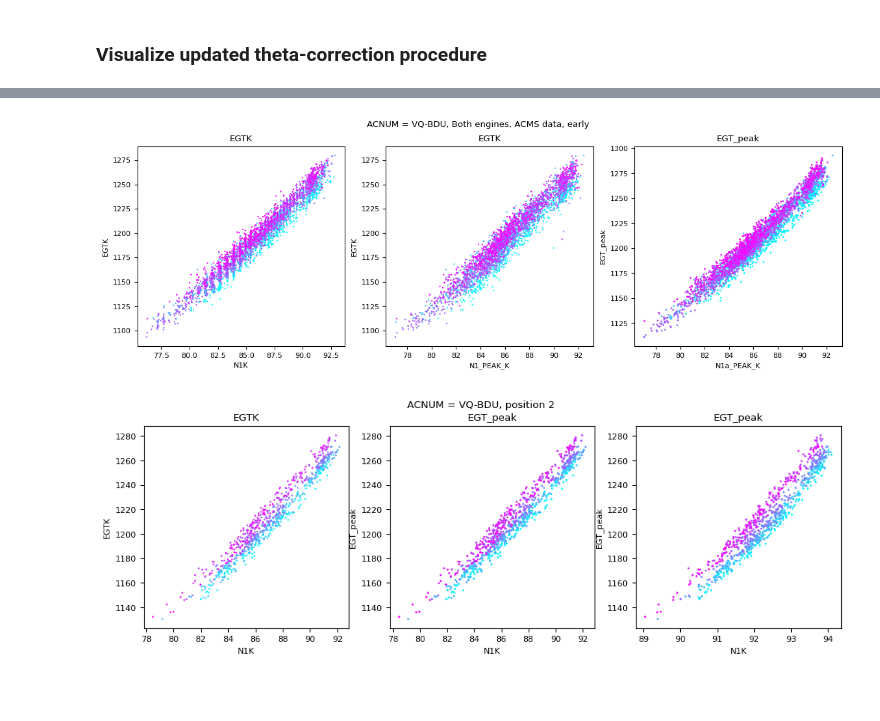
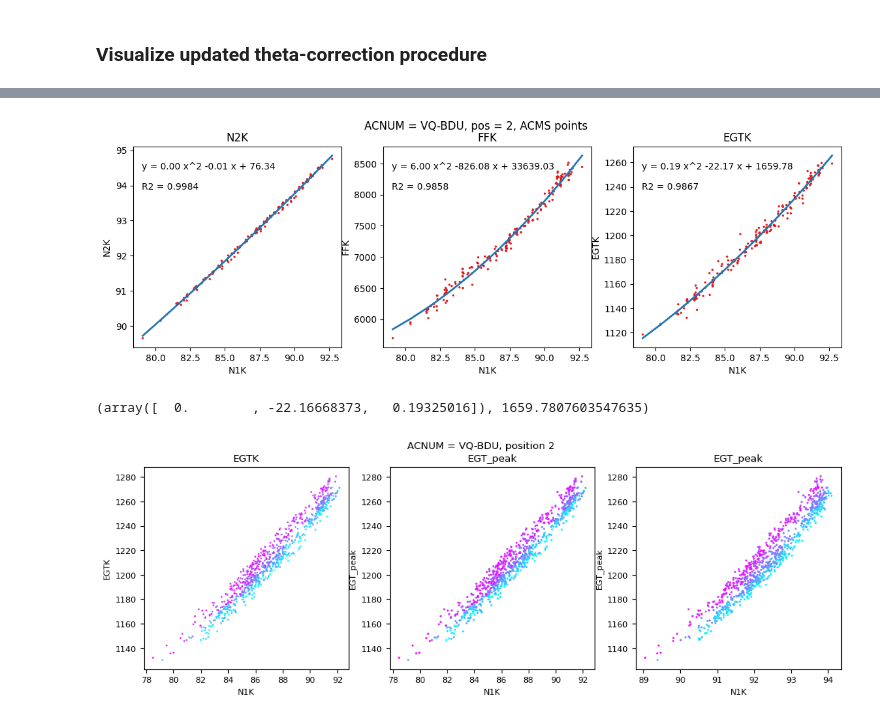
Before and after one commit to skeptlk/ecm, a Jupyter notebook: ex11_deltas.ipynb, the cells around one changed output, grey strips where cells are left out. Saved outputs shown, nothing was run; the diff lists cells and outputs as text; code cells hidden in the pictures; blank space fills up the shorter version.

```diff
--- a/ex11_deltas.ipynb
+++ b/ex11_deltas.ipynb
@@ -76,23 +76,62 @@ plot_baselines(data.query('pos == 1'), title='ACNUM = VQ-BDU, Both engines, All
-# %%
-acms_data = correct(acms_full.query(f"acnum=='VQ-BDU' and pos==2 and n1a_peak < 100"))
-
-plt.rcParams.update({'font.size': 8})
-fig, axs = plt.subplots(1, 3)
-fig.set_size_inches(14, 4)
-fig.suptitle('ACNUM = VQ-BDU, Both engines, ACMS data, early')
-
-axs[0].scatter(acms_data['n1ak'], acms_data['egtk'], s=0.5, c=acms_data['reportts'], cmap='cool')
-axs[0].set(xlabel='N1K', ylabel='EGTK', title="EGTK")
-
-axs[1].scatter(acms_data['n1_peak_k'], acms_data['egtk'], s=0.5, c=acms_data['reportts'], cmap='cool')
-axs[1].set(xlabel='N1_PEAK_K', ylabel='EGTK', title="EGTK")
-
-axs[2].scatter(acms_data['n1a_peak_k'], acms_data['egt_peak_k'], s=1, c=acms_data['reportts'], cmap='cool')
-axs[2].set(xlabel='N1a_PEAK_K', ylabel='EGT_peak', title="EGT_peak")
-
-plt.show()
-# %% [output]
-[figure, removed]
+# %%
+from matplotlib.offsetbox import *
+
+acms_data = correct(acms_full.query(f"acnum=='VQ-BDU' and pos==2 and oat < 100")[:200])
+
+plt.rcParams.update({'font.size': 10})
+fig, axs = plt.subplots(1, 3)
+fig.set_size_inches(14, 4)
+fig.suptitle('ACNUM = VQ-BDU, pos = 2, ACMS points')
+
+baseline = train_engine_baseline(acms_data, 'n1ak', 'n2ak', 2)
+x = acms_data.sort_values('n1ak')
+pred = baseline.predict(x[['n1ak']])
+r2 = r2_score(x['n2ak'], pred)
+coef = baseline[1].coef_
+
+axs[0].scatter(acms_data['n1ak'], acms_data['n2ak'], s=2, c=acms_data['pos'], cmap='Set1')
+axs[0].set(xlabel='N1K', ylabel='N2K', title="N2K")
+axs[0].plot(x['n1ak'], pred, linewidth=2)
+axs[0].text(0.04, 0.9, f'y = {coef[2]:.2f} x^2 {coef[1]:.2f} x + {baseline[1].intercept_:.2f}',
+     verticalalignment='center', transform=axs[0].transAxes)
+axs[0].text(0.04, 0.8, f'R2 = {r2:.4f}',
+     verticalalignment='center', transform=axs[0].transAxes)
+
+baseline = train_engine_baseline(acms_data.query('ffk > 0'), 'n1ak', 'ffk', 2)
+x = acms_data.query('ffk > 0').sort_values('n1ak')
+pred = baseline.predict(x[['n1ak']])
+r2 = r2_score(x['ffk'], pred)
+coef = baseline[1].coef_
+
+axs[1].scatter(acms_data['n1ak'], acms_data['ffk'], s=2, c=acms_data['pos'], cmap='Set1')
+axs[1].set(xlabel='N1K', ylabel='FFK', title="FFK")
+axs[1].plot(x['n1ak'], pred, linewidth=2)
+axs[1].text(0.04, 0.9, f'y = {coef[2]:.2f} x^2 {coef[1]:.2f} x + {baseline[1].intercept_:.2f}',
+     verticalalignment='center', transform=axs[1].transAxes)
+axs[1].text(0.04, 0.8, f'R2 = {r2:.4f}',
+     verticalalignment='center', transform=axs[1].transAxes)
+
+baseline = train_engine_baseline(acms_data, 'n1ak', 'egtk', 2)
+x = acms_data.sort_values('n1ak')
+pred = baseline.predict(x[['n1ak']])
+r2 = r2_score(x['egtk'], pred)
+coef = baseline[1].coef_
+
+axs[2].scatter(acms_data['n1ak'], acms_data['egtk'], s=2, c=acms_data['pos'], cmap='Set1')
+axs[2].set(xlabel='N1K', ylabel='EGTK', title="EGTK")
+axs[2].plot(x['n1ak'], pred, linewidth=2)
+axs[2].text(0.04, 0.9, f'y = {coef[2]:.2f} x^2 {coef[1]:.2f} x + {baseline[1].intercept_:.2f}',
+     verticalalignment='center', transform=axs[2].transAxes)
+axs[2].text(0.04, 0.8, f'R2 = {r2:.4f}',
+     verticalalignment='center', transform=axs[2].transAxes)
+
+plt.show()
+# %% [output]
+[figure, added]
+# %%
+baseline[1].coef_, baseline[1].intercept_
+# %% [output]
+(array([  0.        , -22.16668373,   0.19325016]), 1659.7807603547635)
 # %%
 fig, axs = plt.subplots(1, 3)
 fig.set_size_inches(12, 3.5)
```
Also changed, not shown: parts of 3 cells of this notebook.
